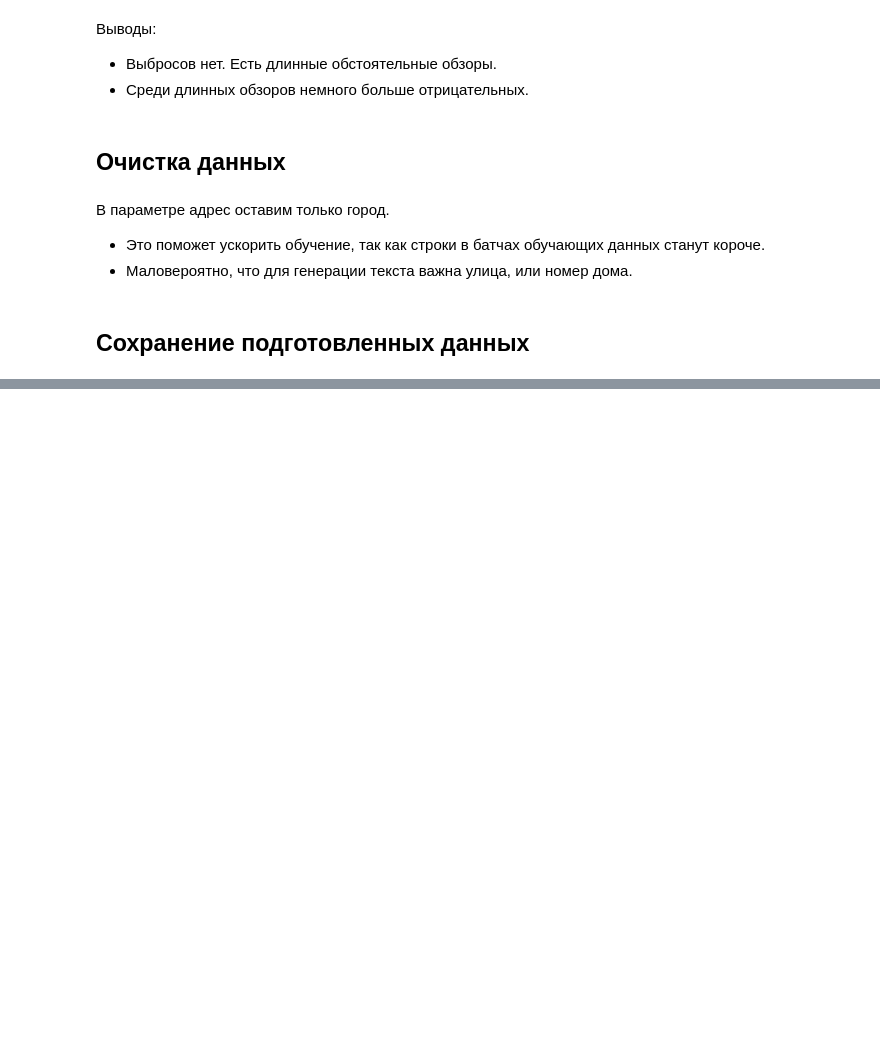
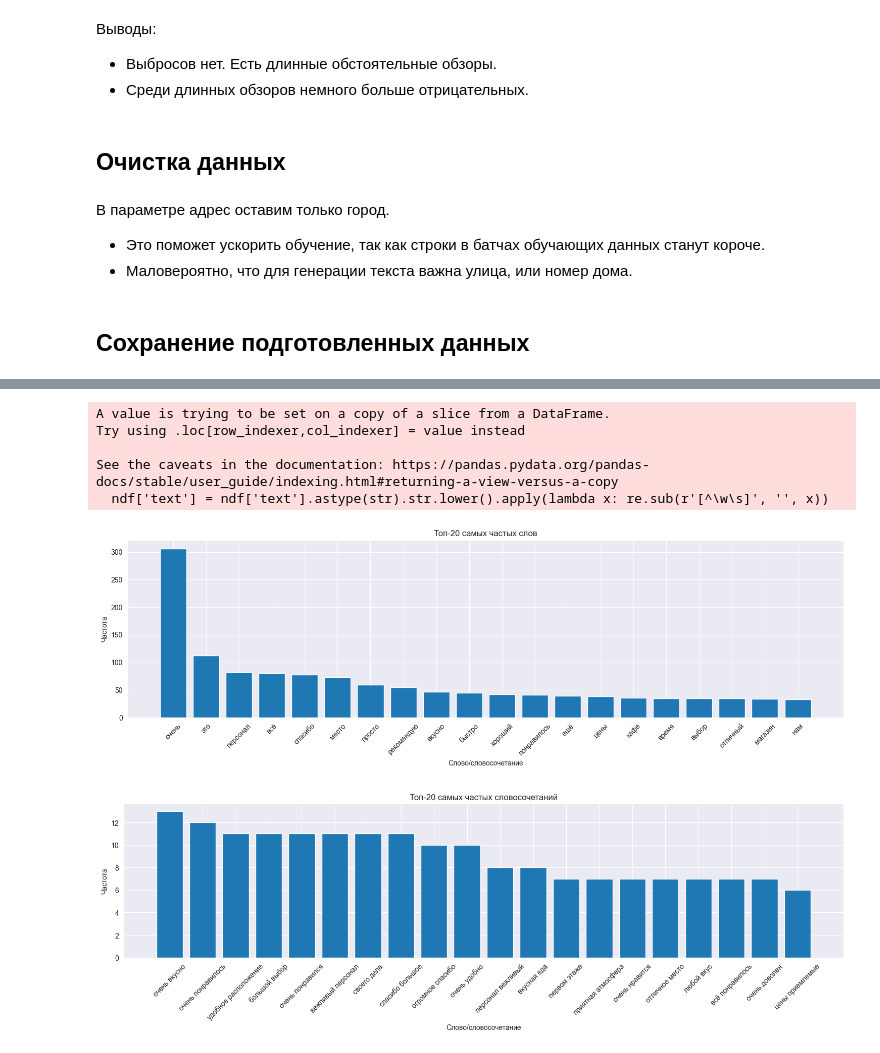
Before and after one commit to nymless/Project-3, a Jupyter notebook: notebooks/eda.ipynb, the cells around one changed output, grey strips where cells are left out. Saved outputs shown, nothing was run; the diff lists cells and outputs as text; code cells hidden in the pictures; blank space fills up the shorter version.

Commit message:
Update eda.ipynb
добавил анализ данных (Количество уникальных слов и ТОП самых часто встречающихся слов и словосочетаний)

```diff
--- a/notebooks/eda.ipynb
+++ b/notebooks/eda.ipynb
@@ -204,0 +207,55 @@ df.to_csv("../data/prepared/data.csv", index=False)
+# %%
+import pandas as pd
+import re
+from collections import Counter
+import matplotlib.pyplot as plt
+
+# Исключение строк с NaN из DataFrame
+ndf = df.dropna()
+
+# Преобразование текста к нижнему регистру и удаление ненужных символов
+ndf['text'] = ndf['text'].astype(str).str.lower().apply(lambda x: re.sub(r'[^\w\s]', '', x))
+# %% [output]
+A value is trying to be set on a copy of a slice from a DataFrame.
+Try using .loc[row_indexer,col_indexer] = value instead
+
+See the caveats in the documentation: https://pandas.pydata.org/pandas-docs/stable/user_guide/indexing.html#returning-a-view-versus-a-copy
+  ndf['text'] = ndf['text'].astype(str).str.lower().apply(lambda x: re.sub(r'[^\w\s]', '', x))
+# %%
+# Создание словаря для подсчета слов
+word_count = Counter()
+# %%
+for text in ndf['text']:
+    words = [w for w in text.split() if isinstance(w, str)]
+    word_count.update(words)
+# %%
+# Получение количества уникальных слов
+unique_words = len(word_count)
+
+# Получение топ-20 слов
+top_words = word_count.most_common(20)
+# %%
+# Получение топ-20 словосочетаний
+all_text = ' '.join(ndf['text'])
+all_words = re.findall(r'\b\w+\b', all_text.lower())
+bigrams = [' '.join(all_words[i:i+2]) for i in range(len(all_words)-1)]
+top_bigrams = Counter(bigrams).most_common(20)[:20]
+
+def plot_top_words(words, title):
+    plt.figure(figsize=(15, 5))
+    plt.bar(range(len(words)), [word[1] for word in words])
+    plt.xticks(range(len(words)), [word[0] for word in words], rotation=45)
+    plt.title(title)
+    plt.xlabel('Слово/словосочетание')
+    plt.ylabel('Частота')
+    plt.tight_layout()
+    plt.show()
+# %%
+# Визуализация топ-20 слов
+plot_top_words(top_words, "Топ-20 самых частых слов")
+
+# Визуализация топ-20 словосочетаний
+plot_top_words(top_bigrams, "Топ-20 самых частых словосочетаний")
+# %% [output]
+[figure, added]
+[figure, added]
```
Also changed, not shown: parts of 4 cells of this notebook.
